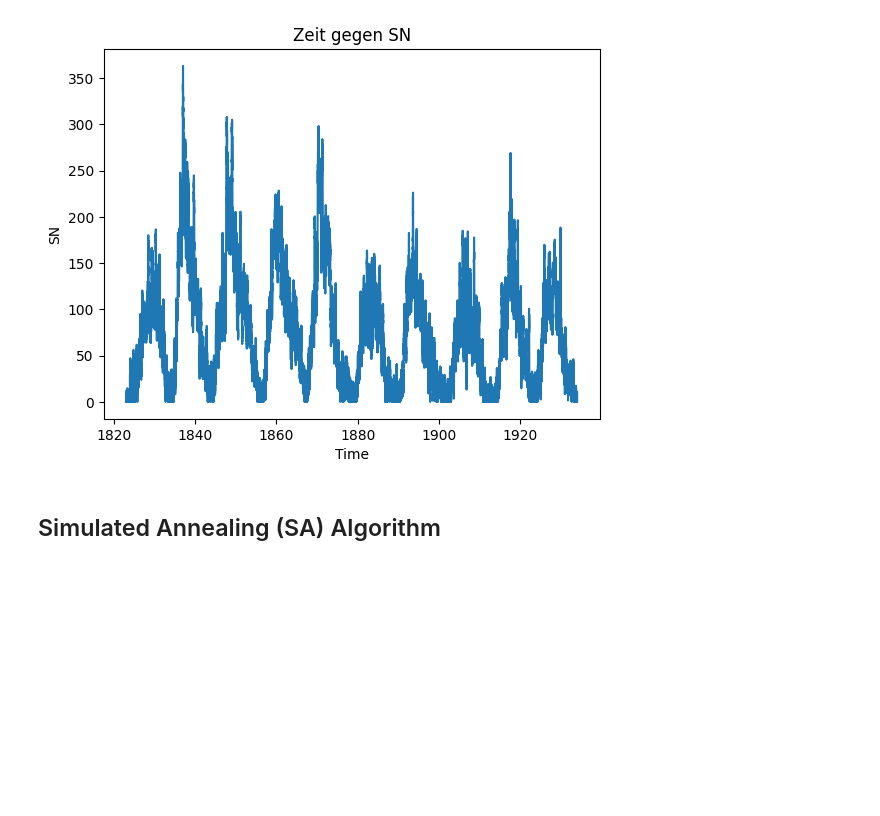
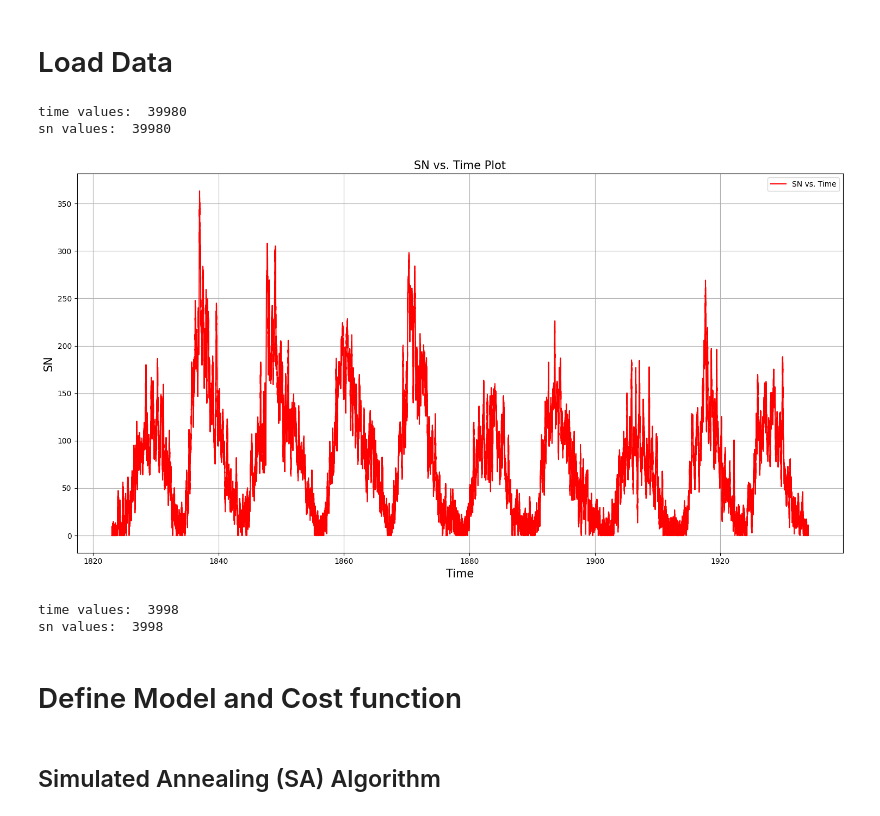
Before and after one commit to aeblik/ohpc, a Jupyter notebook: SolarCycle.ipynb, the cells around one changed output. Cells and saved outputs as stored; diff of their text form; code cells hidden in the pictures; blank space fills up the shorter version.

```diff
--- a/SolarCycle.ipynb
+++ b/SolarCycle.ipynb
@@ -6,12 +8,47 @@ from multiprocessing import Pool
-# %%
-# Daten laden
-data = pd.read_csv('data_team8.csv')
-
-# Plot erstellen
-plt.plot(data['Time'], data['SN'])
-plt.xlabel('Time')
-plt.ylabel('SN')
-plt.title('Zeit gegen SN')
-plt.show()
-# %% [output]
-[figure, removed]
+# %% [markdown]
+# Load Data
+# %%
+# Daten laden
+data = pd.read_csv('data_team8.csv')
+
+# Zeit- und Sonnenfleckendaten extrahieren
+time = data['Time'].values
+sn = data['SN'].values
+
+# Check num values of data
+print('time values: ', time.size)
+print('sn values: ', sn.size)
+# %% [output]
+time values:  39980
+sn values:  39980
+# %%
+# Plot the data
+plt.figure(figsize=(15, 8))
+plt.plot(time, sn, linestyle='-', color='r', label='SN vs. Time')
+
+# Customize the plot
+plt.title("SN vs. Time Plot", fontsize=15)
+plt.xlabel("Time", fontsize=15)
+plt.ylabel("SN", fontsize=15)
+plt.grid(True)
+plt.legend()
+plt.tight_layout()
+
+# Show the plot
+plt.show()
+# %% [output]
+[figure, added]
+# %%
+# Downsample the data
+factor = 10
+downsampled_time = time[::factor]
+downsampled_sn = sn[::factor]
+
+# Check num values of downsampled data
+print('time values: ', downsampled_time.size)
+print('sn values: ', downsampled_sn.size)
+# %% [output]
+time values:  3998
+sn values:  3998
+# %% [markdown]
+# Define Model and Cost function
```
Also changed, not shown: parts of 18 cells of this notebook, 2 other files.
